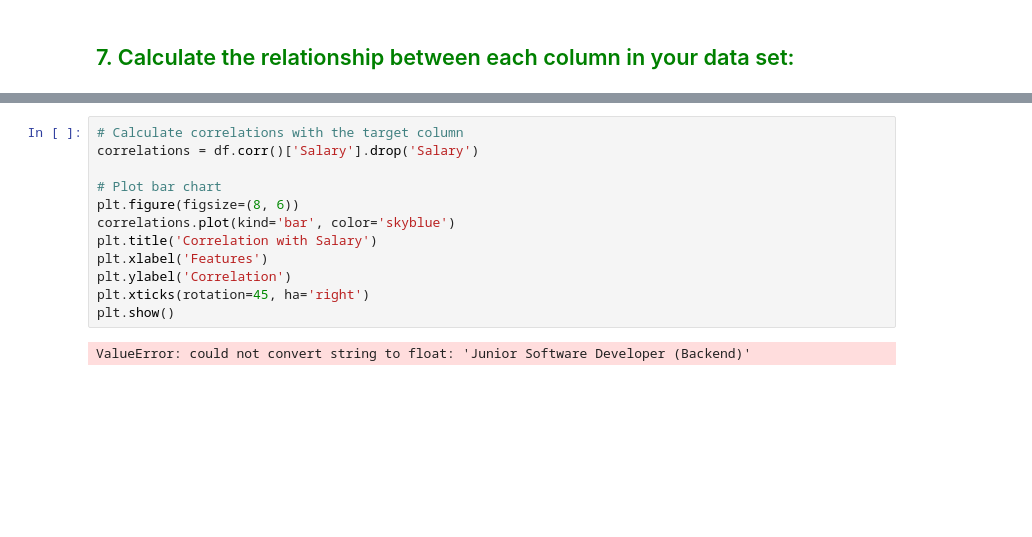
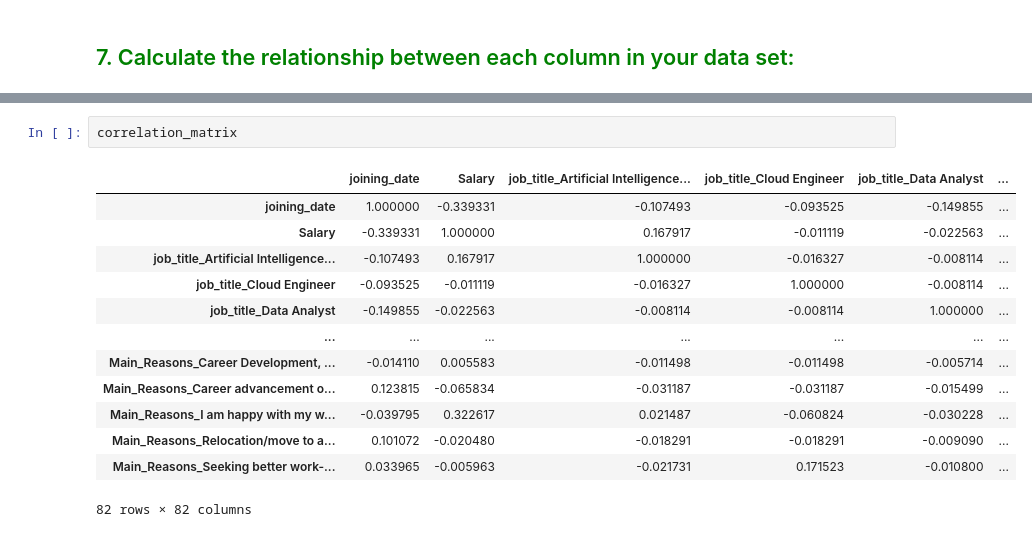
Before and after one commit to MDalamin5/Data-Science-ML, a Jupyter notebook: CSE445/Assignments/Assignment-1/Assignment-1.ipynb, the cells around one changed output, grey strips where cells are left out. Saved outputs shown, nothing was run; the diff lists cells and outputs as text; blank space fills up the shorter version.

```diff
--- a/CSE445/Assignments/Assignment-1/Assignment-1.ipynb
+++ b/CSE445/Assignments/Assignment-1/Assignment-1.ipynb
@@ -98,17 +98,19 @@ plt.title('Correlation Matrix')
 plt.show()
 # %% [output]
 [figure]
-# %%
-# Calculate correlations with the target column
-correlations = df.corr()['Salary'].drop('Salary')
-
-# Plot bar chart
-plt.figure(figsize=(8, 6))
-correlations.plot(kind='bar', color='skyblue')
-plt.title('Correlation with Salary')
-plt.xlabel('Features')
-plt.ylabel('Correlation')
-plt.xticks(rotation=45, ha='right')
-plt.show()
-# %% [output]
-ValueError: could not convert string to float: 'Junior Software Developer (Backend)'
+# %%
+correlation_matrix
+# %% [output]
+|  | joining_date | Salary | job_title_Artificial Intelligence... | job_title_Cloud Engineer | job_title_Data Analyst | ... |
+| joining_date | 1.000000 | -0.339331 | -0.107493 | -0.093525 | -0.149855 | ... |
+| Salary | -0.339331 | 1.000000 | 0.167917 | -0.011119 | -0.022563 | ... |
+| job_title_Artificial Intelligence... | -0.107493 | 0.167917 | 1.000000 | -0.016327 | -0.008114 | ... |
+| job_title_Cloud Engineer | -0.093525 | -0.011119 | -0.016327 | 1.000000 | -0.008114 | ... |
+| job_title_Data Analyst | -0.149855 | -0.022563 | -0.008114 | -0.008114 | 1.000000 | ... |
+| ... | ... | ... | ... | ... | ... | ... |
+| Main_Reasons_Career Development, ... | -0.014110 | 0.005583 | -0.011498 | -0.011498 | -0.005714 | ... |
+| Main_Reasons_Career advancement o... | 0.123815 | -0.065834 | -0.031187 | -0.031187 | -0.015499 | ... |
+| Main_Reasons_I am happy with my w... | -0.039795 | 0.322617 | 0.021487 | -0.060824 | -0.030228 | ... |
+| Main_Reasons_Relocation/move to a... | 0.101072 | -0.020480 | -0.018291 | -0.018291 | -0.009090 | ... |
+| Main_Reasons_Seeking better work-... | 0.033965 | -0.005963 | -0.021731 | 0.171523 | -0.010800 | ... |
+82 rows × 82 columns
```
Also changed, not shown: parts of 1 cell of this notebook.
